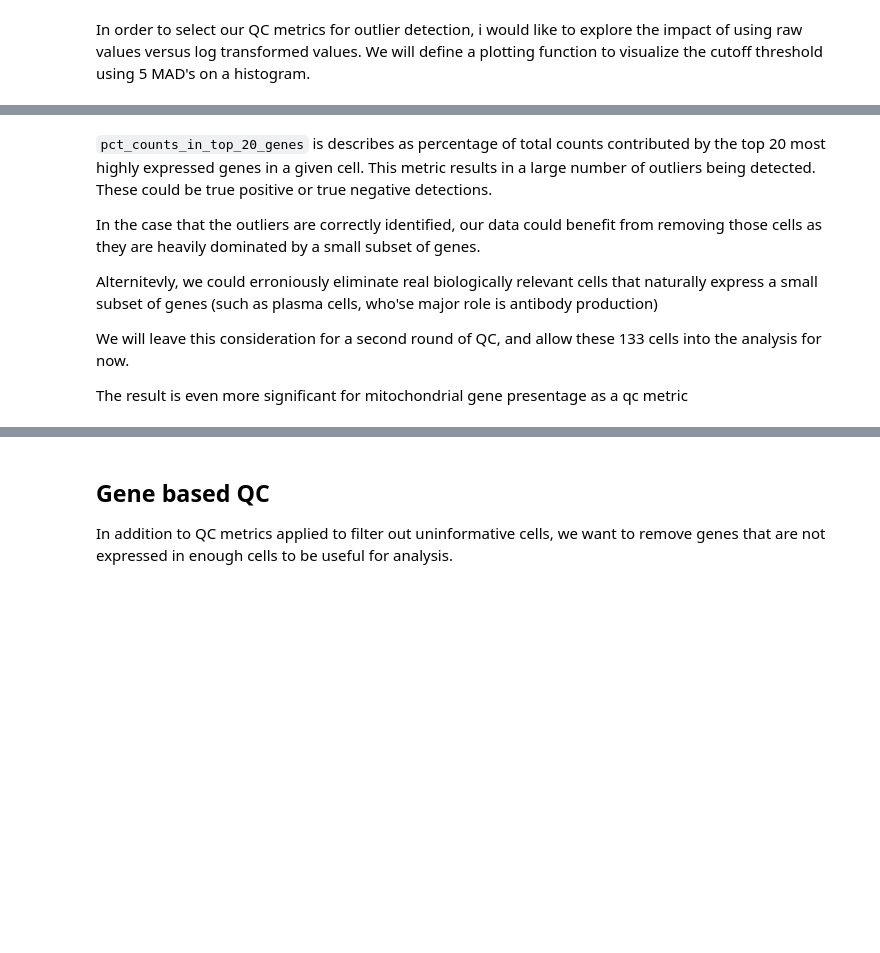
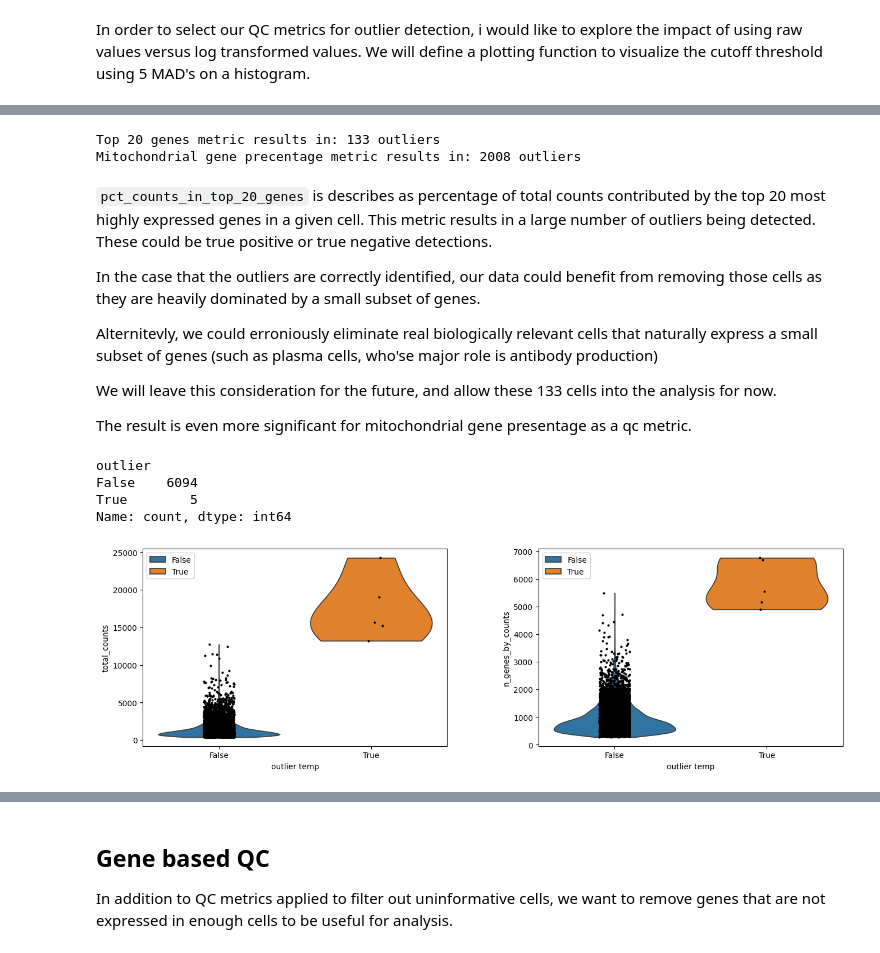
Before and after one commit to MikiasHWT/scRNA_Lethal_Covid19_Analysis, a Jupyter notebook: scRNA_Lethal_Covid19_Analysis.ipynb, the cells around one changed output, grey strips where cells are left out. Cells and saved outputs as stored; diff of their text form; code cells hidden in the pictures; blank space fills up the shorter version.

```diff
--- a/scRNA_Lethal_Covid19_Analysis.ipynb
+++ b/scRNA_Lethal_Covid19_Analysis.ipynb
@@ -95,5 +109,5 @@ for path in [datDir, outDir]:
 The original authors utilized R programming and Seurat package to analyze and prepare their data. This requires some consideration as we import data processed in R into an Python envirnment, as Seurat sets genes as the rows and cells as the columns while Scanpy reverses this orientation. This can be resolved by transposing the CSV files as we import them.
 # %%
 # Read csv files into Anndata object
-adata = sc.read_csv("data\GSE171524_RAW\GSM5226595_L16cov_raw_counts.csv.gz").T
+adata = sc.read_csv("data/GSE171524_RAW/GSM5226574_C51ctr_raw_counts.csv.gz").T
 adata
@@ -350,6 +453,9 @@ mt_outliers = (
 print(f"Top 20 genes metric results in: {top20_outliers.sum()} outliers")
 
 print(f"Mitochondrial gene precentage metric results in: {mt_outliers.sum()} outliers")
+# %% [output]
+Top 20 genes metric results in: 133 outliers
+Mitochondrial gene precentage metric results in: 2008 outliers
 # %% [markdown]
 `pct_counts_in_top_20_genes` is describes as percentage of total counts contributed by the top 20 most highly expressed genes in a given cell. This metric results in a large number of outliers being detected. These could be true positive or true negative detections.
 
@@ -357,9 +463,9 @@ In the case that the outliers are correctly identified, our data could benefit f
 
 Alternitevly, we could erroniously eliminate real biologically relevant cells that naturally express a small subset of genes (such as plasma cells, who'se major role is antibody production)
 
-We will leave this consideration for a second round of QC, and allow these 133 cells into the analysis for now.
+We will leave this consideration for the future, and allow these 133 cells into the analysis for now.
 
-The result is even more significant for mitochondrial gene presentage as a qc metric
+The result is even more significant for mitochondrial gene presentage as a qc metric.
 # %%
 # Outlier detection usuing log transformed values
 adata.obs["outlier"] = (
@@ -368,6 +474,22 @@ adata.obs["outlier"] = (
 )
 
 adata.obs.outlier.value_counts()
+# %% [output]
+outlier
+False    6094
+True        5
+Name: count, dtype: int64
 # %%
-# cast boolean value to category for plotting
-adata.obs["cat_outlier"] = adata.obs["outlier"].astype("category")
+# Caste outlier from boolean to categorical for plotting
+adata.obs['outlier_temp'] = adata.obs['outlier'].astype('category')
+
+# Plot outliers in violin plots
+sc.pl.violin(
+    adata,
+    keys=["total_counts", "n_genes_by_counts"],
+    size=3,
+    groupby="outlier_temp",
+    multi_panel=True
+)
+# %% [output]
+[figure, added]
```
Also changed, not shown: parts of 111 cells of this notebook.
